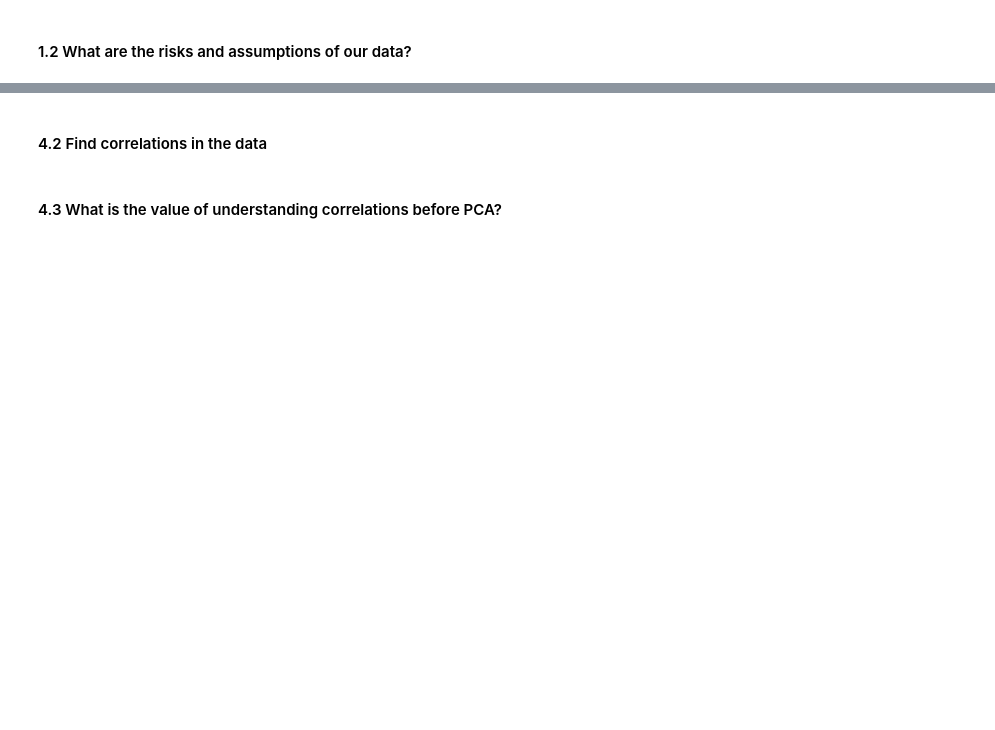
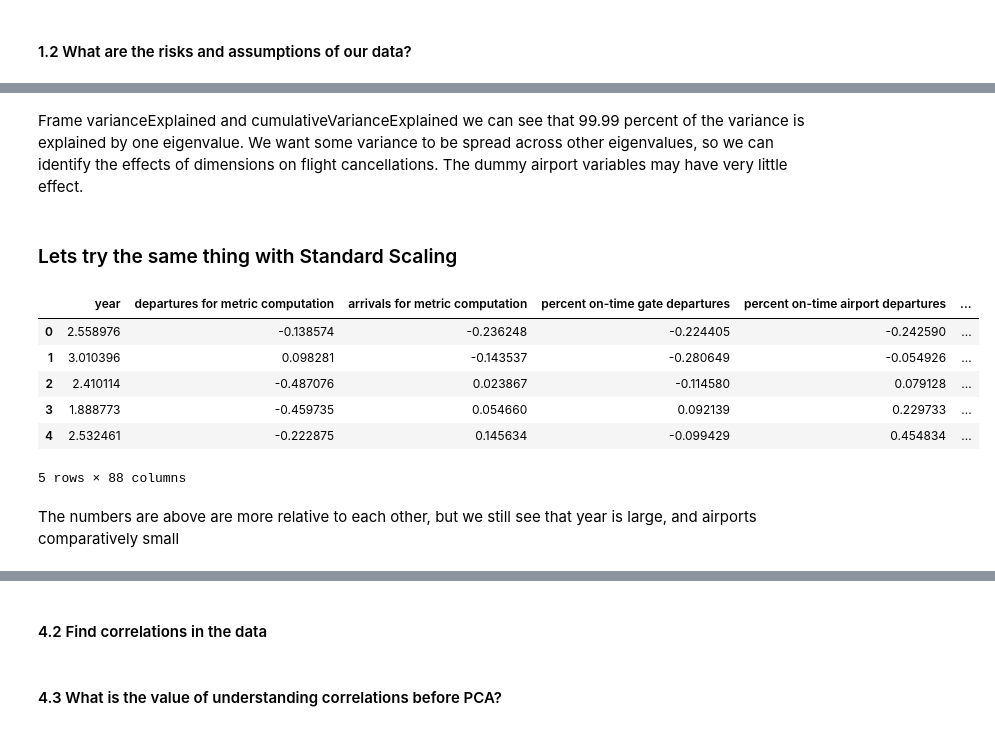
Before and after one commit to tamisalex/DSI, a Jupyter notebook: curriculum/02-projects/01-projects-weekly/project-07/starter-code/project7-starter.ipynb, the cells around one changed output, grey strips where cells are left out. Saved outputs shown, nothing was run; the diff lists cells and outputs as text; code cells hidden in the pictures; blank space fills up the shorter version.

```diff
--- a/curriculum/02-projects/01-projects-weekly/project-07/starter-code/project7-starter.ipynb
+++ b/curriculum/02-projects/01-projects-weekly/project-07/starter-code/project7-starter.ipynb
@@ -256,0 +329,26 @@ joined["arrival diversions"].plot.density()
+# %% [markdown]
+Frame varianceExplained and cumulativeVarianceExplained we can see that 99.99 percent of the variance is explained by one eigenvalue. We want some variance to be spread across other eigenvalues, so we can identify the effects of dimensions on flight cancellations. The dummy airport variables may have very little effect.
+# %% [markdown]
+### Lets try the same thing with Standard Scaling
+# %%
+dummyColumns = dataWithDummies.columns
+
+pca = PCA()
+ss = StandardScaler()
+
+pipe = Pipeline([('ss', ss),('pca', pca)])
+
+tmp = np.array(dataWithDummies)
+dataScaled = pipe.fit_transform(tmp)
+dataScaled = pd.DataFrame(dataScaled,columns=dummyColumns)
+dataScaled.head()
+# %% [output]
+|  | year | departures for metric computation | arrivals for metric computation | percent on-time gate departures | percent on-time airport departures | ... |
+| 0 | 2.558976 | -0.138574 | -0.236248 | -0.224405 | -0.242590 | ... |
+| 1 | 3.010396 | 0.098281 | -0.143537 | -0.280649 | -0.054926 | ... |
+| 2 | 2.410114 | -0.487076 | 0.023867 | -0.114580 | 0.079128 | ... |
+| 3 | 1.888773 | -0.459735 | 0.054660 | 0.092139 | 0.229733 | ... |
+| 4 | 2.532461 | -0.222875 | 0.145634 | -0.099429 | 0.454834 | ... |
+5 rows × 88 columns
+# %% [markdown]
+The numbers are above are more relative to each other, but we still see that year is large, and airports comparatively small
```
Also changed, not shown: parts of 96 cells of this notebook, 3 other files.
